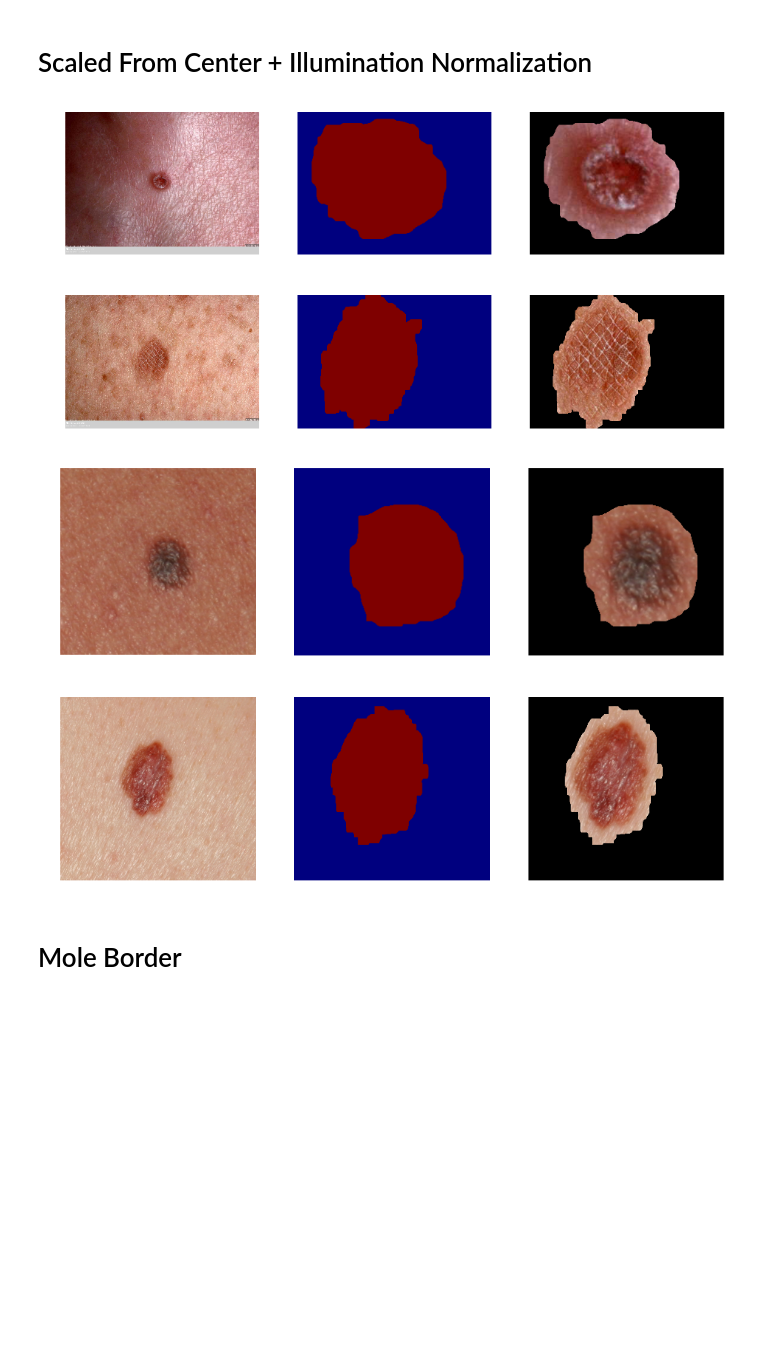
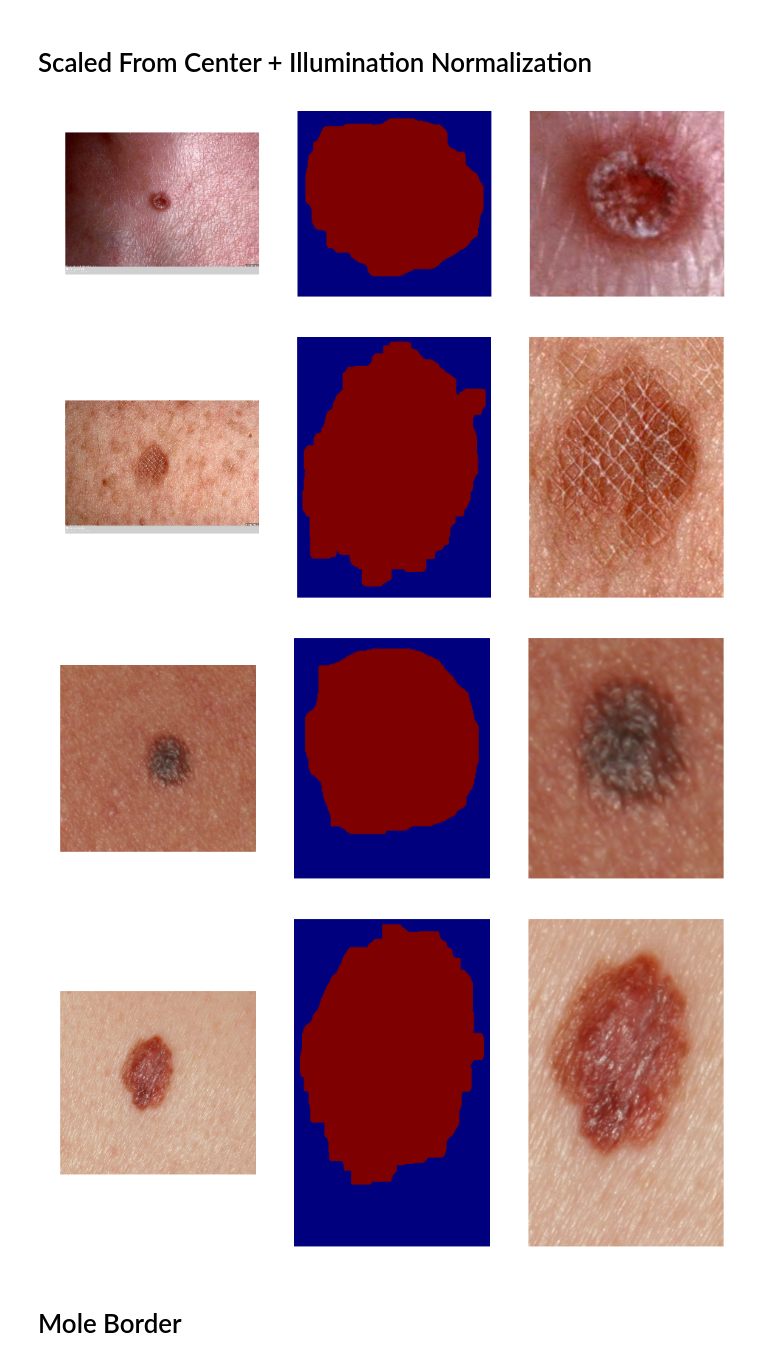
Before and after one commit to alexgustafson/BATests, a Jupyter notebook: BorderTest2.ipynb, the cells around one changed output. Cells and saved outputs as stored; diff of their text form; code cells hidden in the pictures; blank space fills up the shorter version.

```diff
--- a/BorderTest2.ipynb
+++ b/BorderTest2.ipynb
@@ -472,12 +472,13 @@ def create_regions(image_original, region_scale=1.0, threshold=0.23):
     distances_from_boundary = (100, 100, 100, 100)
     scale = 1.0
 
-    while min(distances_from_boundary) > 40:
+    while min(distances_from_boundary) > 50:
 
         region, cropped, distances_from_boundary = select_region_closest_to_center(mask, image, scale)
-        scale -= 0.1
+        scale -= 0.08
 
-    ret ,mask = cv2.threshold(region,1,255,cv2.THRESH_BINARY)
+    ret ,mask = cv2.threshold(img_as_ubyte(region),1,255,cv2.THRESH_BINARY)
+
 
     return mask, cropped, cv2.bitwise_and(cropped,cropped,mask= mask)
 
@@ -510,6 +511,10 @@ def select_region_closest_to_center(mask,original, scale=1.0):
         output[2][0][2] - (output[2][1][0] + output[2][1][2]),
         output[2][0][3] - (output[2][1][1] + output[2][1][3]),
     )
+
+    region = region[output[2][1][1]-10:output[2][1][1]+output[2][0][3]+10, output[2][1][0]-10:output[2][1][0]+output[2][1][2]+10]
+    original = original[output[2][1][1]-10:output[2][1][1]+output[2][0][3]+10, output[2][1][0]-10:output[2][1][0]+output[2][1][2]+10]
+
     return region, original, distances_from_boundary
 # %%
 masked_images = []
@@ -530,7 +535,7 @@ imshow(mask)
 
 plt.subplot(133)
 axis('off')
-imshow(masked)
+imshow(cropped)
 
 show()
 
@@ -550,7 +555,7 @@ imshow(mask)
 
 plt.subplot(133)
 axis('off')
-imshow(masked)
+imshow(cropped)
 
 show()
 
@@ -565,38 +570,38 @@ axis('off')
 imshow(im)
 
 plt.subplot(132)
 axis('off')
 imshow(mask)
 
 plt.subplot(133)
 axis('off')
-imshow(masked)
+imshow(cropped)
 
 show()
 
 fig = plt.figure(figsize=(16, 8), dpi=288)
 im = all_images["Dermofit"][537].get_image_data()
 
 mask, cropped, masked = create_regions(im)
 masked_images.append(masked)
 
 plt.subplot(131)
 axis('off')
 imshow(im)
 
 plt.subplot(132)
 axis('off')
 imshow(mask)
 
 plt.subplot(133)
 axis('off')
-imshow(masked)
+imshow(cropped)
 
 show()
 # %% [output]
-[figure, old version]
+[figure, new version]
-[figure, old version]
+[figure, new version]
-[figure, old version]
+[figure, new version]
-[figure, old version]
+[figure, new version]
 # %% [markdown]
 # Mole Border
```
Also changed, not shown: parts of 2 cells of this notebook.
